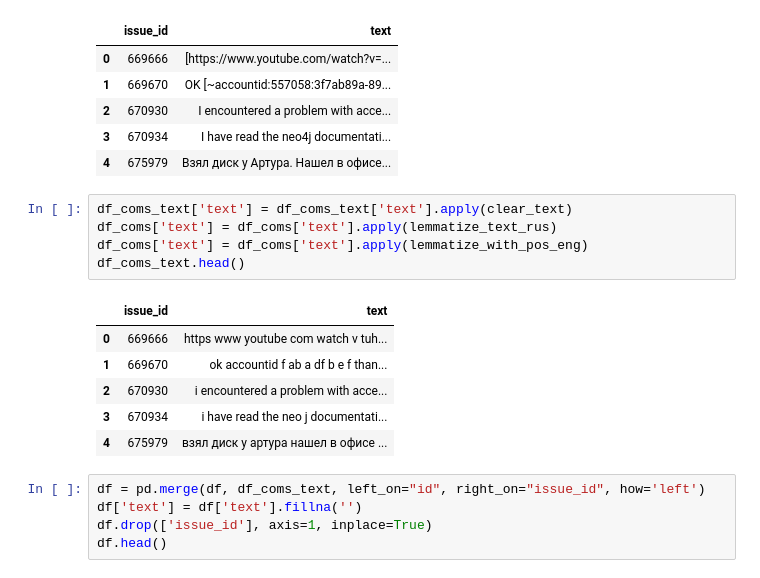
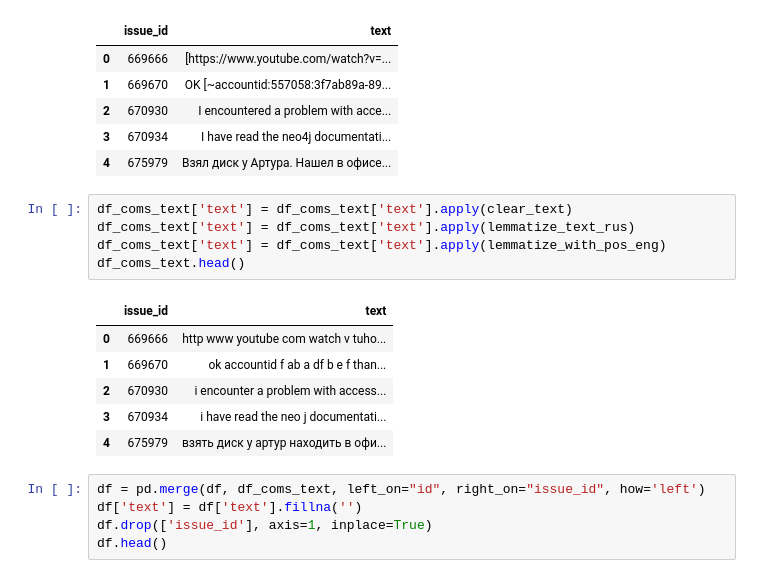
Before and after one commit to TayJen/hackathon_algu2022, a Jupyter notebook: H_ALGU_2022_Advance.ipynb, the cells around one changed output. Saved outputs shown, nothing was run; the diff lists cells and outputs as text.

```diff
--- a/H_ALGU_2022_Advance.ipynb
+++ b/H_ALGU_2022_Advance.ipynb
@@ -256,16 +256,16 @@ df_coms_text.head()
 | 4 | 675979 | Взял диск у Артура. Нашел в офисе... |
 # %%
 df_coms_text['text'] = df_coms_text['text'].apply(clear_text)
-df_coms['text'] = df_coms['text'].apply(lemmatize_text_rus)
-df_coms['text'] = df_coms['text'].apply(lemmatize_with_pos_eng)
+df_coms_text['text'] = df_coms_text['text'].apply(lemmatize_text_rus)
+df_coms_text['text'] = df_coms_text['text'].apply(lemmatize_with_pos_eng)
 df_coms_text.head()
 # %% [output]
 |  | issue_id | text |
-| 0 | 669666 | https www youtube com watch v tuh... |
+| 0 | 669666 | http www youtube com watch v tuho... |
 | 1 | 669670 | ok accountid f ab a df b e f than... |
-| 2 | 670930 | i encountered a problem with acce... |
+| 2 | 670930 | i encounter a problem with access... |
 | 3 | 670934 | i have read the neo j documentati... |
-| 4 | 675979 | взял диск у артура нашел в офисе ... |
+| 4 | 675979 | взять диск у артур находить в офи... |
 # %%
 df = pd.merge(df, df_coms_text, left_on="id", right_on="issue_id", how='left')
 df['text'] = df['text'].fillna('')
```
Also changed, not shown: parts of 18 cells of this notebook.
